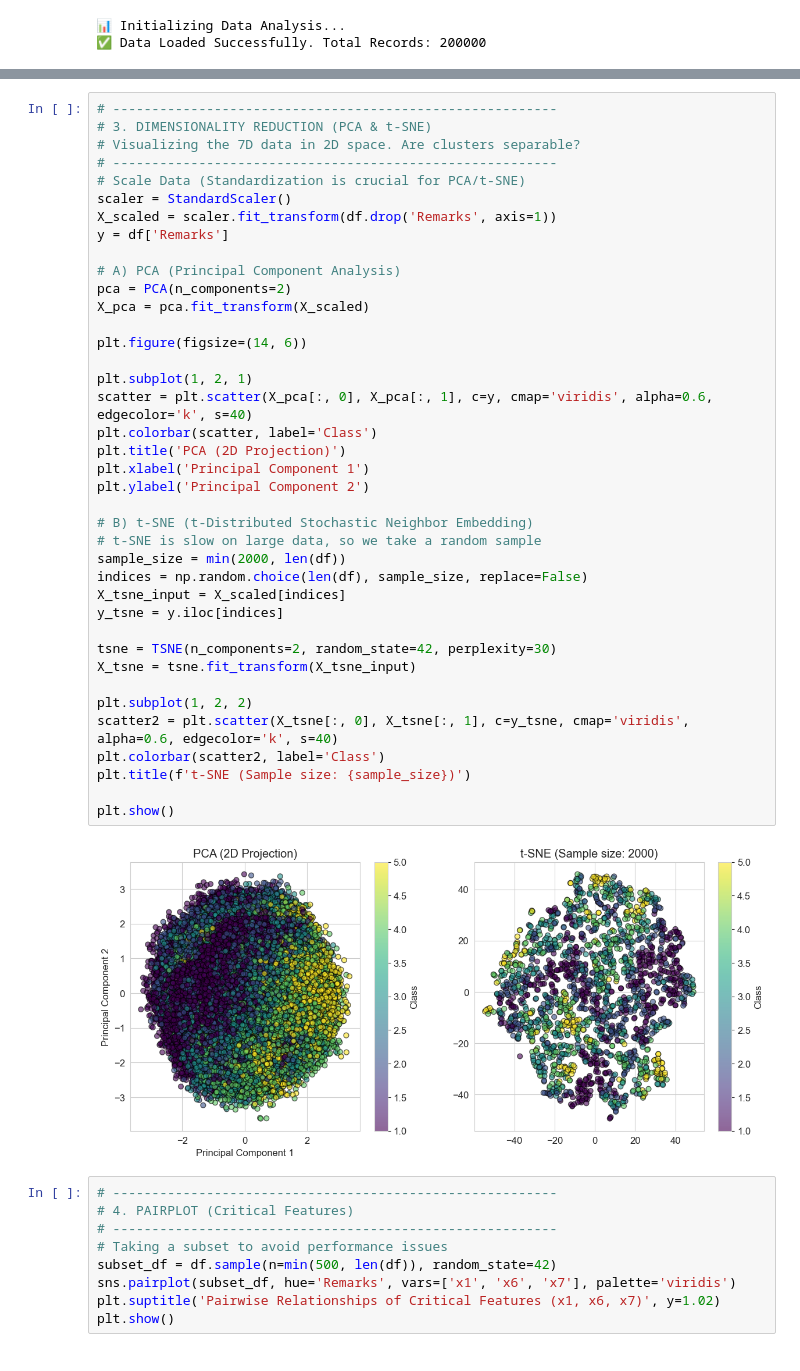
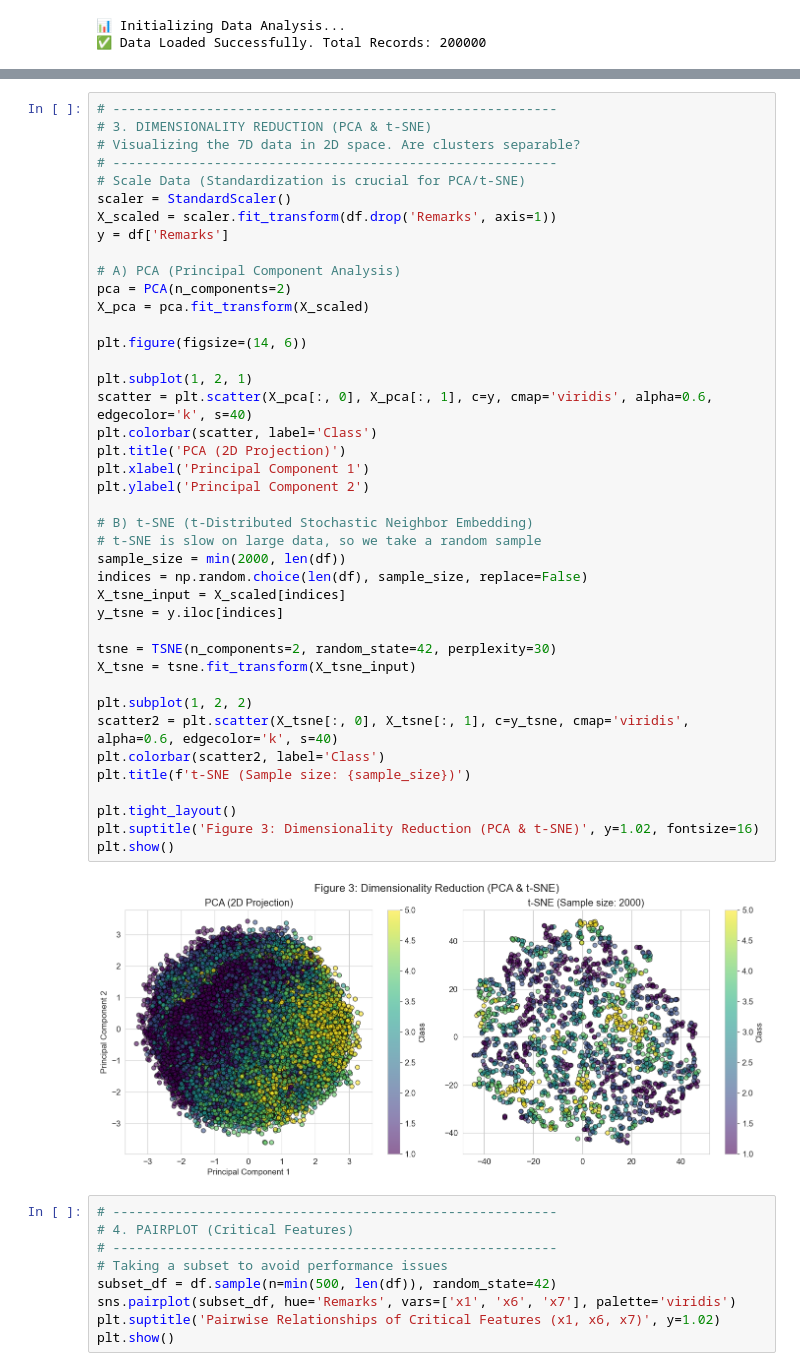
Before and after one commit to yusufemircomert/FuzzyLogic, a Jupyter notebook: data_analysis.ipynb, the cells around one changed output, grey strips where cells are left out. Drawn from its saved outputs; the diff is of its cells as text.

```diff
--- a/data_analysis.ipynb
+++ b/data_analysis.ipynb
@@ -92,34 +92,36 @@ y = df['Remarks']
 # A) PCA (Principal Component Analysis)
 pca = PCA(n_components=2)
 X_pca = pca.fit_transform(X_scaled)
 
 plt.figure(figsize=(14, 6))
 
 plt.subplot(1, 2, 1)
 scatter = plt.scatter(X_pca[:, 0], X_pca[:, 1], c=y, cmap='viridis', alpha=0.6, edgecolor='k', s=40)
 plt.colorbar(scatter, label='Class')
 plt.title('PCA (2D Projection)')
 plt.xlabel('Principal Component 1')
 plt.ylabel('Principal Component 2')
 
 # B) t-SNE (t-Distributed Stochastic Neighbor Embedding)
 # t-SNE is slow on large data, so we take a random sample
 sample_size = min(2000, len(df))
 indices = np.random.choice(len(df), sample_size, replace=False)
 X_tsne_input = X_scaled[indices]
 y_tsne = y.iloc[indices]
 
 tsne = TSNE(n_components=2, random_state=42, perplexity=30)
 X_tsne = tsne.fit_transform(X_tsne_input)
 
 plt.subplot(1, 2, 2)
 scatter2 = plt.scatter(X_tsne[:, 0], X_tsne[:, 1], c=y_tsne, cmap='viridis', alpha=0.6, edgecolor='k', s=40)
 plt.colorbar(scatter2, label='Class')
 plt.title(f't-SNE (Sample size: {sample_size})')
 
+plt.tight_layout()
+plt.suptitle('Figure 3: Dimensionality Reduction (PCA & t-SNE)', y=1.02, fontsize=16)
 plt.show()
 # %% [output]
-[figure, old version]
+[figure, new version]
 # %%
 # ---------------------------------------------------------
 # 4. PAIRPLOT (Critical Features)
```
Also changed, not shown: parts of 2 cells of this notebook, 5 other files.
